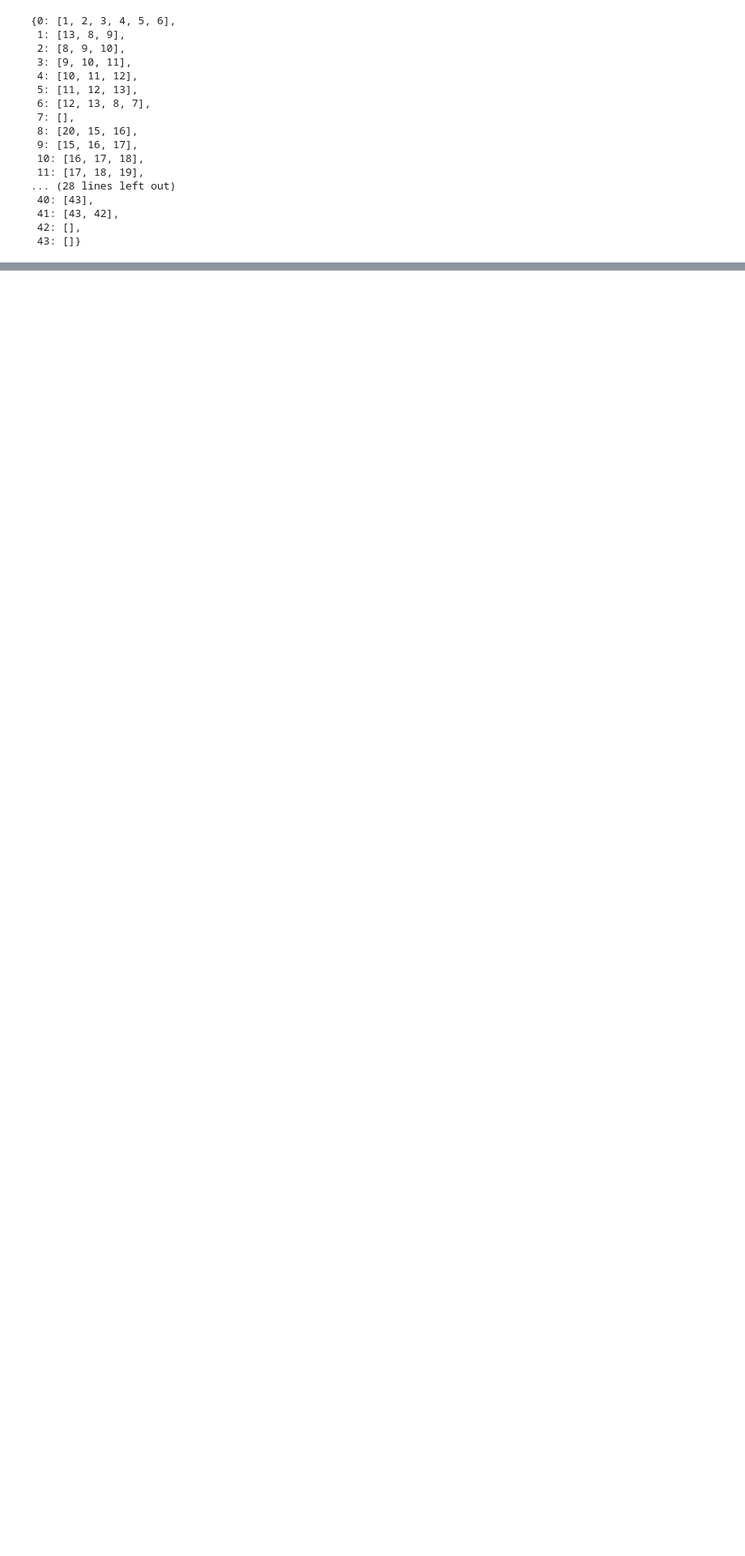
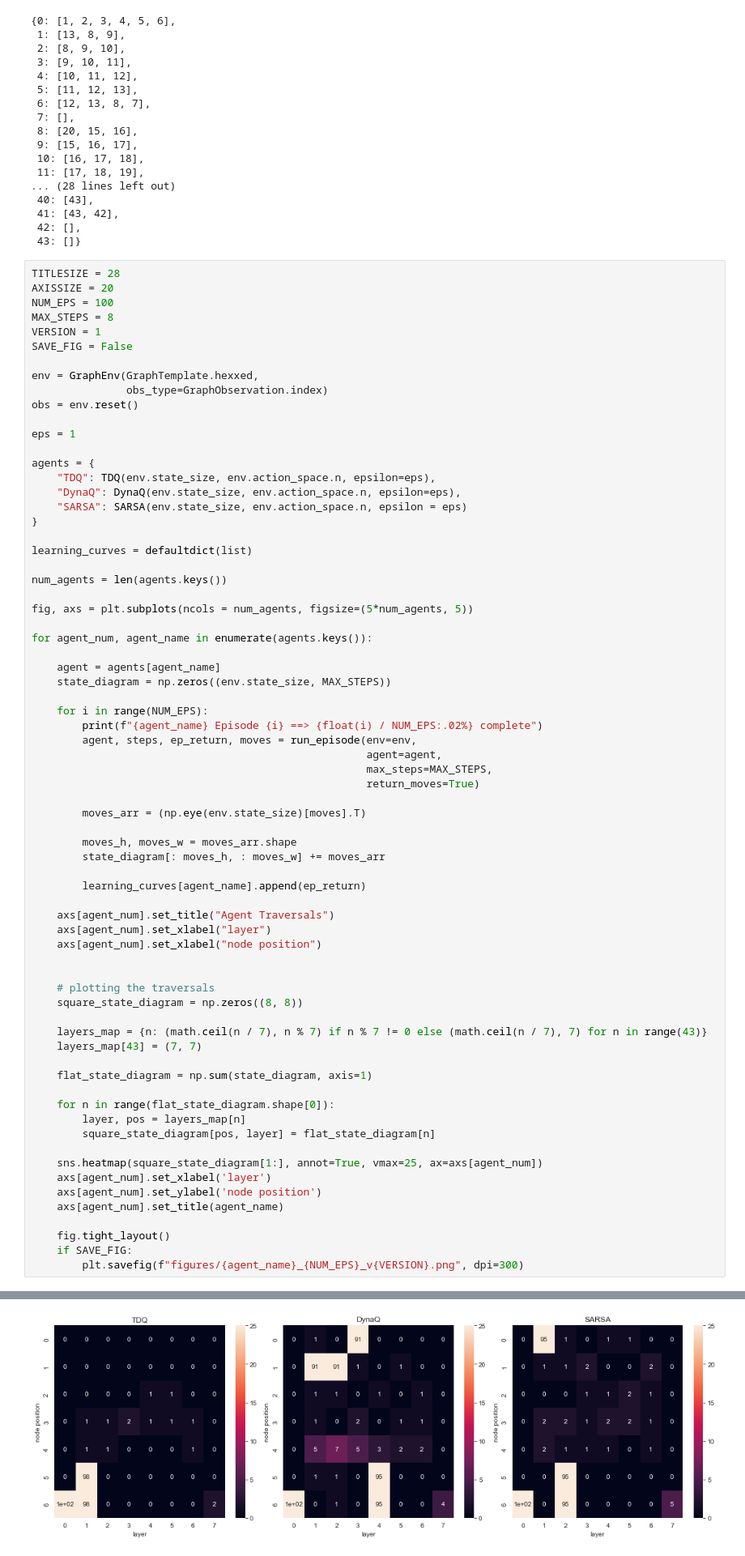
Before and after one commit to rjaa2020/hexxed-neuro-nav, a Jupyter notebook: notebooks/hexxed_graph.ipynb, the cells around one changed output, grey strips where cells are left out. Shown: that part at 81% size. Drawn from its saved outputs; the diff is of its cells as text; blank space fills up the shorter version.

```diff
--- a/notebooks/hexxed_graph.ipynb
+++ b/notebooks/hexxed_graph.ipynb
@@ -42,3 +43,74 @@ g.edges
  41: [43, 42],
  42: [],
  43: []}
+# %%
+TITLESIZE = 28
+AXISSIZE = 20
+NUM_EPS = 100
+MAX_STEPS = 8
+VERSION = 1
+SAVE_FIG = False
+
+env = GraphEnv(GraphTemplate.hexxed,
+			   obs_type=GraphObservation.index)
+obs = env.reset()
+
+eps = 1
+
+agents = {
+	"TDQ": TDQ(env.state_size, env.action_space.n, epsilon=eps),
+	"DynaQ": DynaQ(env.state_size, env.action_space.n, epsilon=eps),
+	"SARSA": SARSA(env.state_size, env.action_space.n, epsilon = eps)
+}
+
+learning_curves = defaultdict(list)
+
+num_agents = len(agents.keys())
+
+fig, axs = plt.subplots(ncols = num_agents, figsize=(5*num_agents, 5))
+
+for agent_num, agent_name in enumerate(agents.keys()):
+
+	agent = agents[agent_name]
+	state_diagram = np.zeros((env.state_size, MAX_STEPS))
+
+	for i in range(NUM_EPS):
+		print(f"{agent_name} Episode {i} ==> {float(i) / NUM_EPS:.02%} complete")
+		agent, steps, ep_return, moves = run_episode(env=env,
+													 agent=agent,
+													 max_steps=MAX_STEPS,
+													 return_moves=True)
+
+		moves_arr = (np.eye(env.state_size)[moves].T)
+
+		moves_h, moves_w = moves_arr.shape
+		state_diagram[: moves_h, : moves_w] += moves_arr
+
+		learning_curves[agent_name].append(ep_return)
+
+	axs[agent_num].set_title("Agent Traversals")
+	axs[agent_num].set_xlabel("layer")
+	axs[agent_num].set_xlabel("node position")
+
+
+	# plotting the traversals
+	square_state_diagram = np.zeros((8, 8))
+
+	layers_map = {n: (math.ceil(n / 7), n % 7) if n % 7 != 0 else (math.ceil(n / 7), 7) for n in range(43)}
+	layers_map[43] = (7, 7)
+
+	flat_state_diagram = np.sum(state_diagram, axis=1)
+
+	for n in range(flat_state_diagram.shape[0]):
+		layer, pos = layers_map[n]
+		square_state_diagram[pos, layer] = flat_state_diagram[n]
+
+	sns.heatmap(square_state_diagram[1:], annot=True, vmax=25, ax=axs[agent_num])
+	axs[agent_num].set_xlabel('layer')
+	axs[agent_num].set_ylabel('node position')
+	axs[agent_num].set_title(agent_name)
+
+	fig.tight_layout()
+	if SAVE_FIG:
+		plt.savefig(f"figures/{agent_name}_{NUM_EPS}_v{VERSION}.png", dpi=300)
+# %% [output]
@@ -45 +134,2 @@ g.edges
+[figure, added]
 # %%
```
Also changed, not shown: parts of 5 cells of this notebook.
